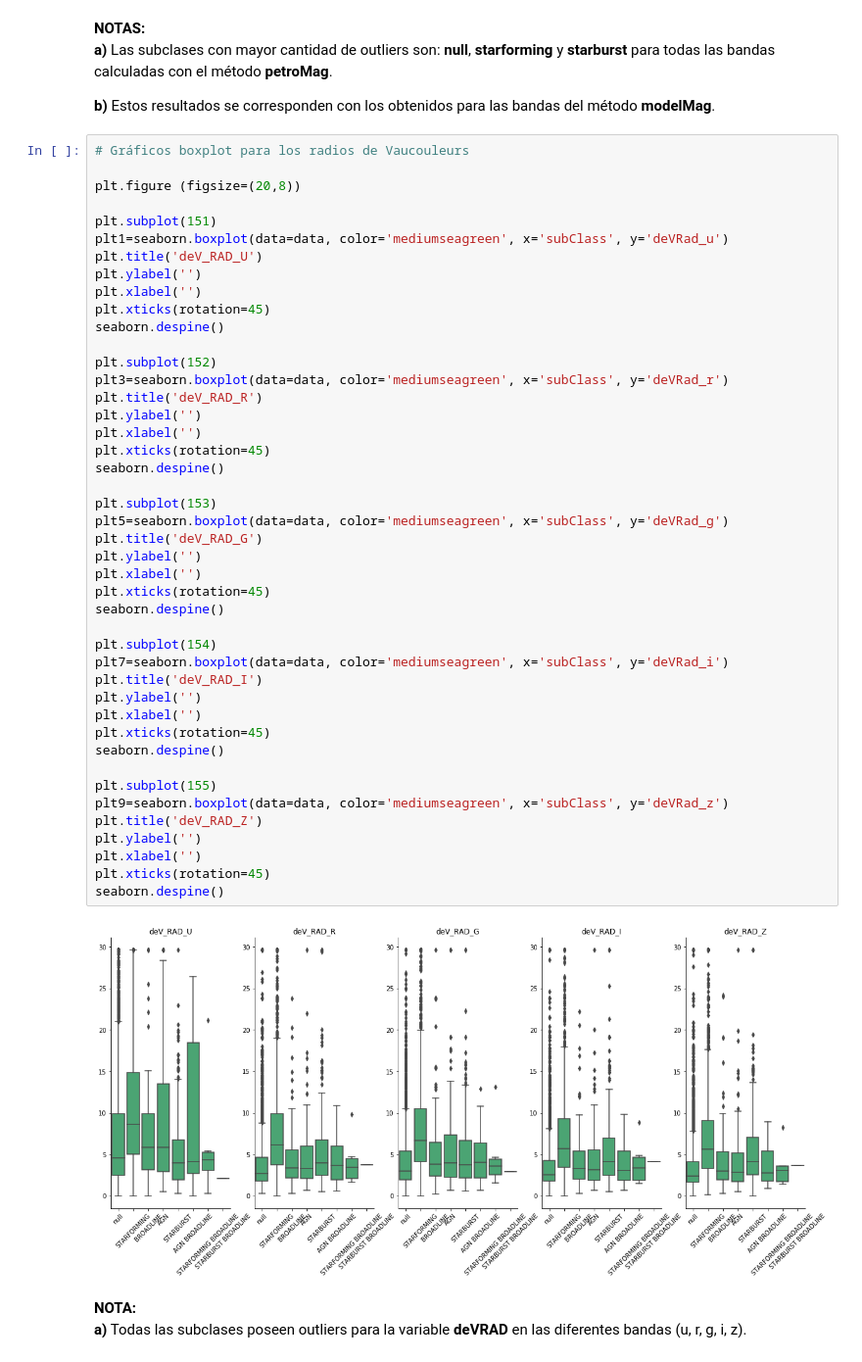
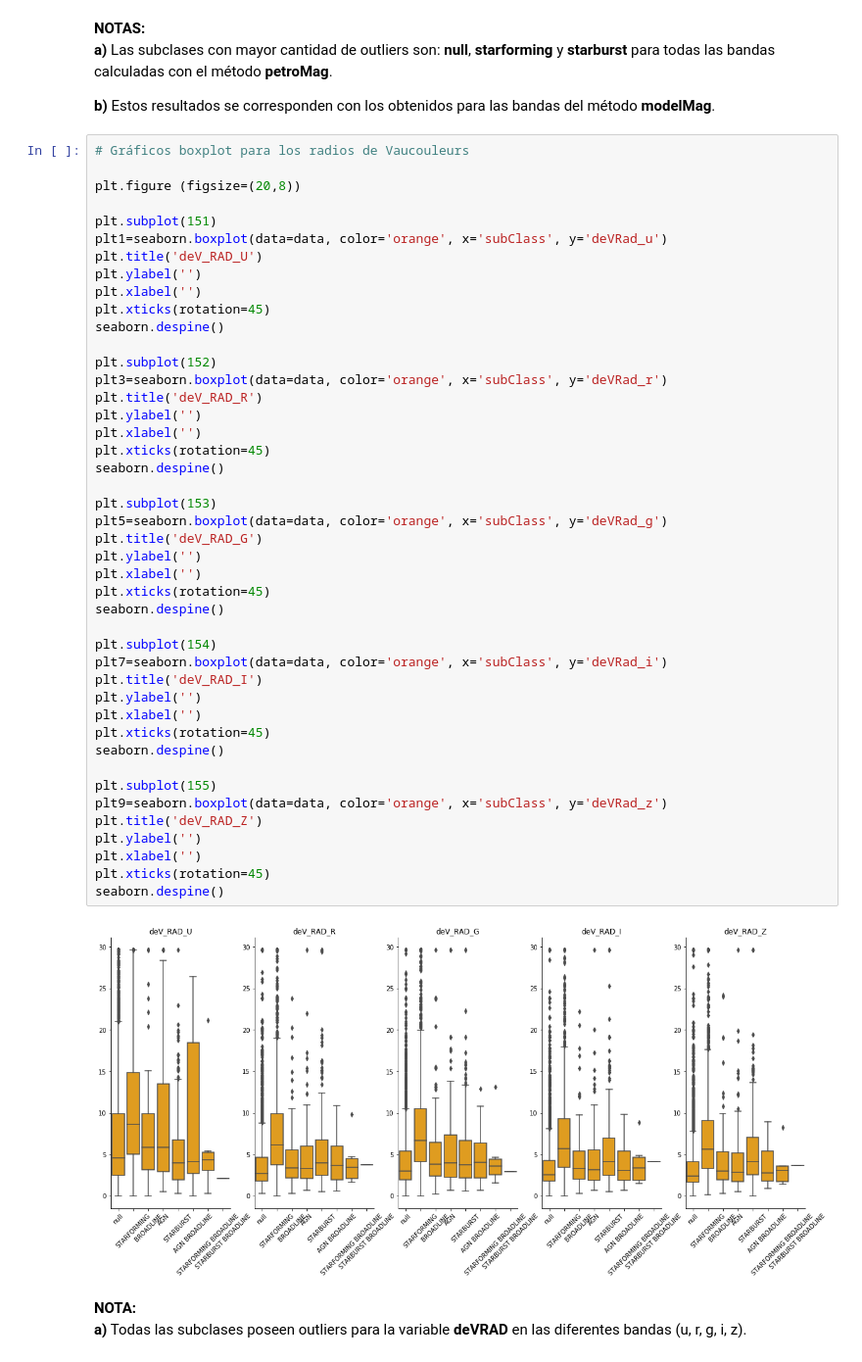
Before and after one commit to leoborgnino/mentoria-astro-datos, a Jupyter notebook: 1_Analisis_y_Visualizacion.ipynb, the cells around one changed output. Shown at 98% size. Cells and saved outputs as stored; diff of their text form.

```diff
--- a/1_Analisis_y_Visualizacion.ipynb
+++ b/1_Analisis_y_Visualizacion.ipynb
@@ -491,7 +445,7 @@ seaborn.despine()
 plt.figure (figsize=(20,8))
 
 plt.subplot(151)
-plt1=seaborn.boxplot(data=data, color='mediumseagreen', x='subClass', y='deVRad_u')
+plt1=seaborn.boxplot(data=data, color='orange', x='subClass', y='deVRad_u')
 plt.title('deV_RAD_U')
 plt.ylabel('')
 plt.xlabel('')
@@ -499,38 +453,38 @@ plt.xticks(rotation=45)
 seaborn.despine()
 
 plt.subplot(152)
-plt3=seaborn.boxplot(data=data, color='mediumseagreen', x='subClass', y='deVRad_r')
+plt3=seaborn.boxplot(data=data, color='orange', x='subClass', y='deVRad_r')
 plt.title('deV_RAD_R')
 plt.ylabel('')
 plt.xlabel('')
 plt.xticks(rotation=45)
 seaborn.despine()
 
 plt.subplot(153)
-plt5=seaborn.boxplot(data=data, color='mediumseagreen', x='subClass', y='deVRad_g')
+plt5=seaborn.boxplot(data=data, color='orange', x='subClass', y='deVRad_g')
 plt.title('deV_RAD_G')
 plt.ylabel('')
 plt.xlabel('')
 plt.xticks(rotation=45)
 seaborn.despine()
 
 plt.subplot(154)
-plt7=seaborn.boxplot(data=data, color='mediumseagreen', x='subClass', y='deVRad_i')
+plt7=seaborn.boxplot(data=data, color='orange', x='subClass', y='deVRad_i')
 plt.title('deV_RAD_I')
 plt.ylabel('')
 plt.xlabel('')
 plt.xticks(rotation=45)
 seaborn.despine()
 
 plt.subplot(155)
-plt9=seaborn.boxplot(data=data, color='mediumseagreen', x='subClass', y='deVRad_z')
+plt9=seaborn.boxplot(data=data, color='orange', x='subClass', y='deVRad_z')
 plt.title('deV_RAD_Z')
 plt.ylabel('')
 plt.xlabel('')
 plt.xticks(rotation=45)
 seaborn.despine()
 # %% [output]
-[figure, old version]
+[figure, new version]
 # %% [markdown]
 **NOTA:**
 **a)** Todas las subclases poseen outliers para la variable **deVRAD** en las diferentes bandas (u, r, g, i, z).
```
Also changed, not shown: parts of 22 cells of this notebook.
